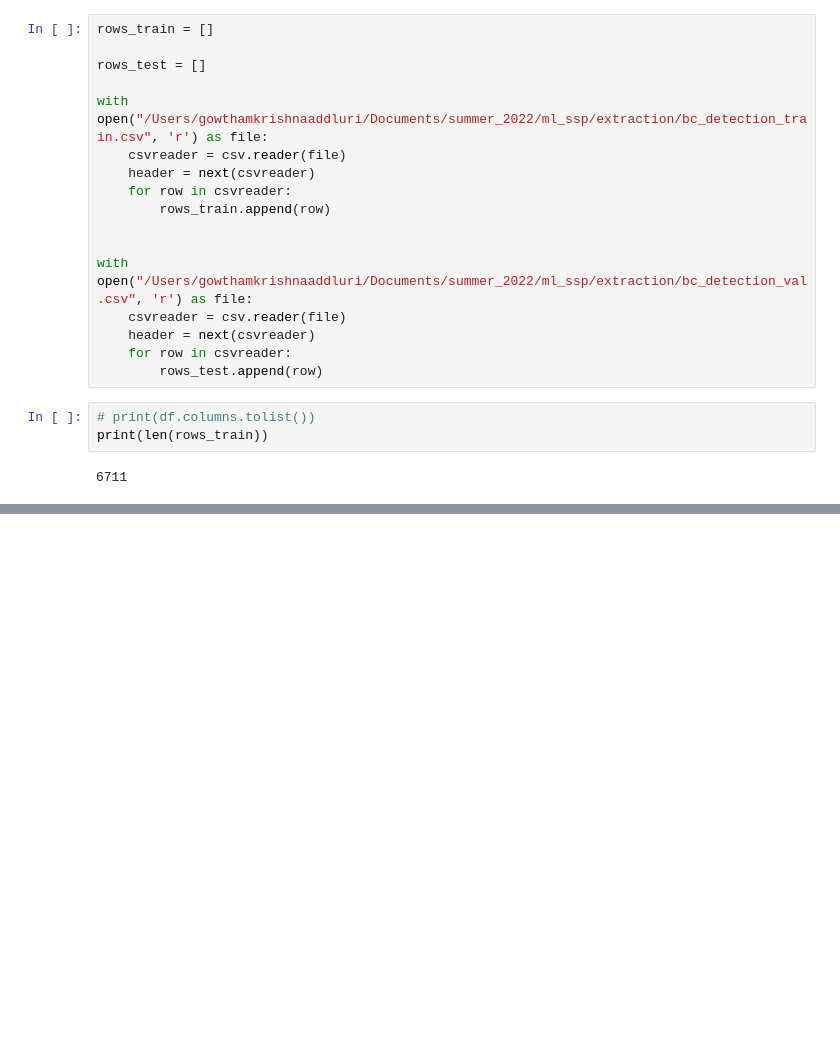
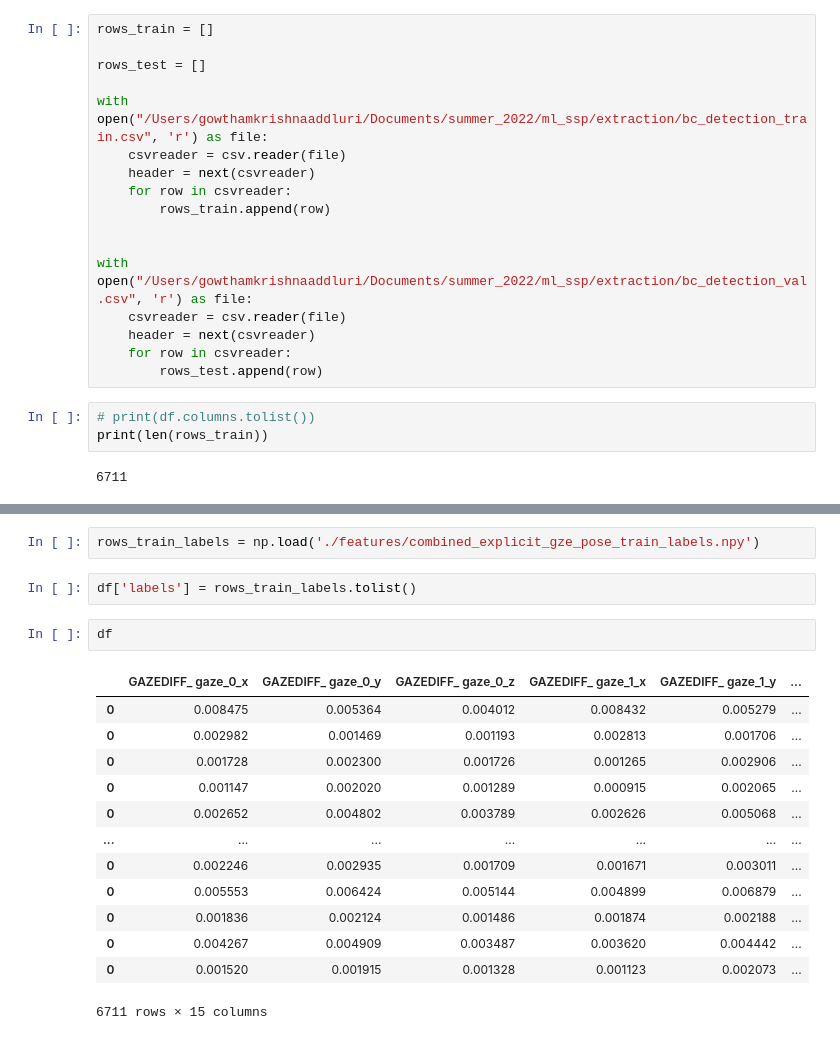
Before and after one commit to gowtham07/BackChannelDetectionUsingOpenfaceOpenPose, a Jupyter notebook: explicit.ipynb, the cells around one changed output, grey strips where cells are left out. Cells and saved outputs as stored; diff of their text form; blank space fills up the shorter version.

```diff
--- a/explicit.ipynb
+++ b/explicit.ipynb
@@ -250,0 +619,20 @@ features_extraction(time_frame,csv_read_path, numpy_save_path, rows,type_feature
+# %%
+rows_train_labels = np.load('./features/combined_explicit_gze_pose_train_labels.npy')
+# %%
+df['labels'] = rows_train_labels.tolist()
+# %%
+df
+# %% [output]
+|  | GAZEDIFF_ gaze_0_x | GAZEDIFF_ gaze_0_y | GAZEDIFF_ gaze_0_z | GAZEDIFF_ gaze_1_x | GAZEDIFF_ gaze_1_y | ... |
+| 0 | 0.008475 | 0.005364 | 0.004012 | 0.008432 | 0.005279 | ... |
+| 0 | 0.002982 | 0.001469 | 0.001193 | 0.002813 | 0.001706 | ... |
+| 0 | 0.001728 | 0.002300 | 0.001726 | 0.001265 | 0.002906 | ... |
+| 0 | 0.001147 | 0.002020 | 0.001289 | 0.000915 | 0.002065 | ... |
+| 0 | 0.002652 | 0.004802 | 0.003789 | 0.002626 | 0.005068 | ... |
+| ... | ... | ... | ... | ... | ... | ... |
+| 0 | 0.002246 | 0.002935 | 0.001709 | 0.001671 | 0.003011 | ... |
+| 0 | 0.005553 | 0.006424 | 0.005144 | 0.004899 | 0.006879 | ... |
+| 0 | 0.001836 | 0.002124 | 0.001486 | 0.001874 | 0.002188 | ... |
+| 0 | 0.004267 | 0.004909 | 0.003487 | 0.003620 | 0.004442 | ... |
+| 0 | 0.001520 | 0.001915 | 0.001328 | 0.001123 | 0.002073 | ... |
+6711 rows × 15 columns
```
Also changed, not shown: parts of 6 cells of this notebook, 1 other file.
